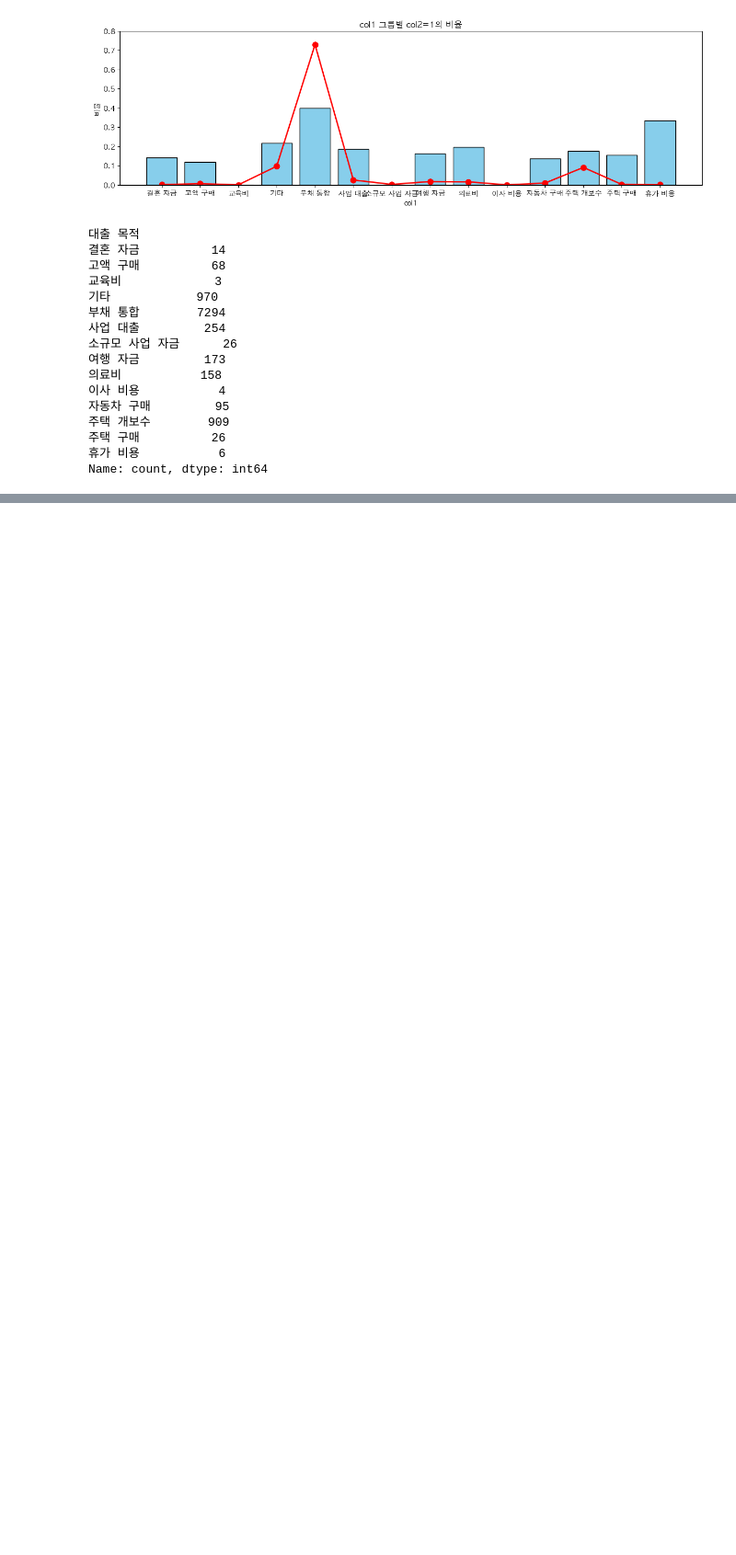
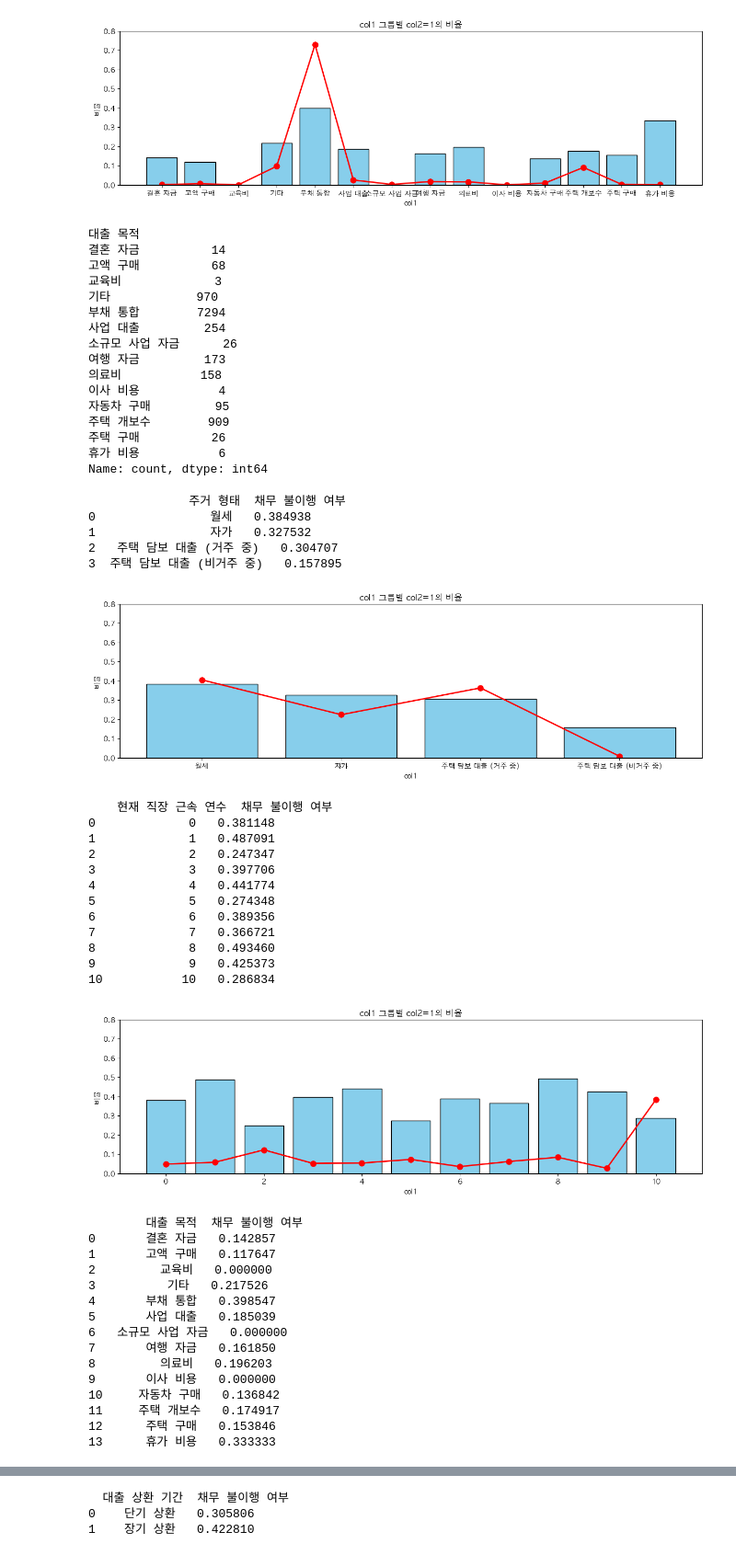
Before and after one commit to Corsair-1bil/test, a Jupyter notebook: 시각화.ipynb, the cells around one changed output, grey strips where cells are left out. Shown: that part at 92% size. Cells and saved outputs as stored; diff of their text form; code cells hidden in the pictures; blank space fills up the shorter version.

```diff
--- a/시각화.ipynb
+++ b/시각화.ipynb
@@ -117,3 +117,65 @@ train_df['대출 목적'].value_counts()[col2_ratio["대출 목적"]].values
 주택 구매          26
 휴가 비용           6
 Name: count, dtype: int64
+# %%
+for col in categorical_col:
+
+    df = pd.DataFrame(train_df)
+
+    # col1 그룹별 col2가 1인 비율 계산
+    col2_ratio = df.groupby(col)["채무 불이행 여부"].mean().reset_index()
+
+    # 결과 출력
+    print(col2_ratio)
+
+    # 그래프 그리기
+    plt.figure(figsize=(15, 4))  # 그래프 크기 설정
+    plt.bar(col2_ratio[col], col2_ratio["채무 불이행 여부"], color='skyblue', edgecolor='black')
+
+    plt.plot(col2_ratio[col], (train_df[col].value_counts()/10000)[col2_ratio[col]].values, marker='o', color='red', linestyle='-', linewidth=2, markersize=8, label="비율 (선)")
+
+
+    # 그래프 제목 및 축 라벨 추가
+    plt.title("col1 그룹별 col2=1의 비율")
+    plt.xlabel("col1")
+    plt.ylabel("비율")
+    plt.ylim(0, 0.8)  # 비율이므로 y축 범위를 0~1로 설정
+
+    plt.xticks(fontsize=10)
+
+    plt.show()
+# %% [output]
+              주거 형태  채무 불이행 여부
+0                월세   0.384938
+1                자가   0.327532
+2   주택 담보 대출 (거주 중)   0.304707
+3  주택 담보 대출 (비거주 중)   0.157895
+[figure, added]
+    현재 직장 근속 연수  채무 불이행 여부
+0             0   0.381148
+1             1   0.487091
+2             2   0.247347
+3             3   0.397706
+4             4   0.441774
+5             5   0.274348
+6             6   0.389356
+7             7   0.366721
+8             8   0.493460
+9             9   0.425373
+10           10   0.286834
+[figure, added]
+        대출 목적  채무 불이행 여부
+0       결혼 자금   0.142857
+1       고액 구매   0.117647
+2         교육비   0.000000
+3          기타   0.217526
+4       부채 통합   0.398547
+5       사업 대출   0.185039
+6   소규모 사업 자금   0.000000
+7       여행 자금   0.161850
+8         의료비   0.196203
+9       이사 비용   0.000000
+10     자동차 구매   0.136842
+11     주택 개보수   0.174917
+12      주택 구매   0.153846
+13      휴가 비용   0.333333
@@ -119,0 +183,3 @@ Name: count, dtype: int64
+  대출 상환 기간  채무 불이행 여부
+0    단기 상환   0.305806
+1    장기 상환   0.422810
```
Also changed, not shown: parts of 4 cells of this notebook.
